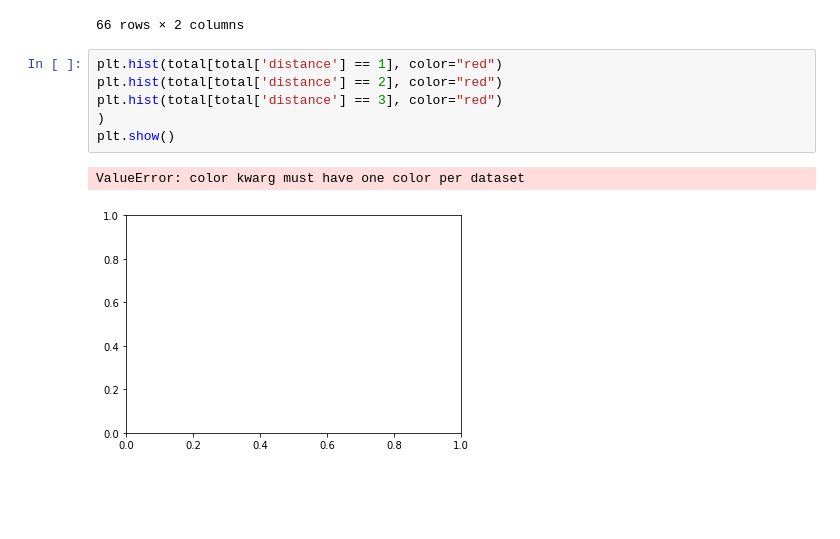
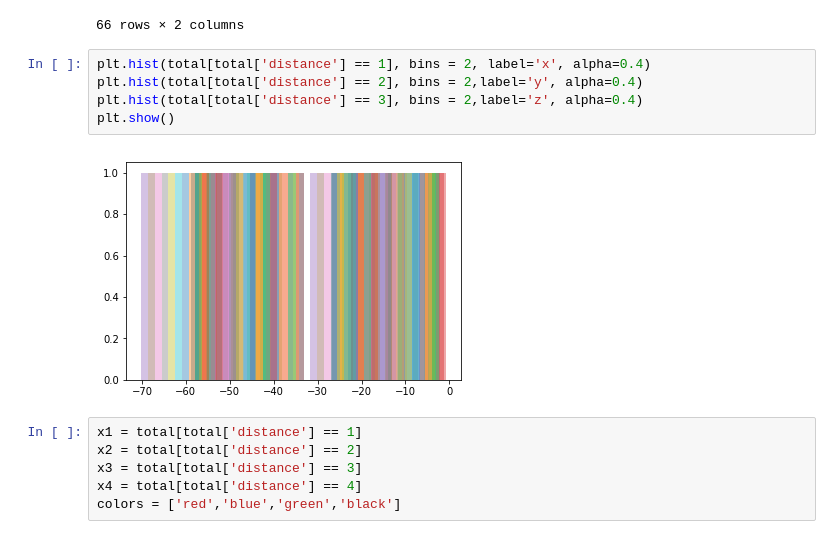
Before and after one commit to MartiRubio/Xarxes, a Jupyter notebook: P2/Untitled.ipynb, the cells around one changed output. Cells and saved outputs as stored; diff of their text form; blank space fills up the shorter version.

```diff
--- a/P2/Untitled.ipynb
+++ b/P2/Untitled.ipynb
@@ -66,11 +67,15 @@ total
 | 66 | -68 | 4 |
 66 rows × 2 columns
 # %%
-plt.hist(total[total['distance'] == 1], color="red")
-plt.hist(total[total['distance'] == 2], color="red")
-plt.hist(total[total['distance'] == 3], color="red")
-)
+plt.hist(total[total['distance'] == 1], bins = 2, label='x', alpha=0.4)
+plt.hist(total[total['distance'] == 2], bins = 2,label='y', alpha=0.4)
+plt.hist(total[total['distance'] == 3], bins = 2,label='z', alpha=0.4)
 plt.show()
 # %% [output]
-ValueError: color kwarg must have one color per dataset
-[figure, old version]
+[figure, new version]
+# %%
+x1 = total[total['distance'] == 1]
+x2 = total[total['distance'] == 2]
+x3 = total[total['distance'] == 3]
+x4 = total[total['distance'] == 4]
+colors = ['red','blue','green','black']
```
Also changed, not shown: parts of 2 cells of this notebook.
